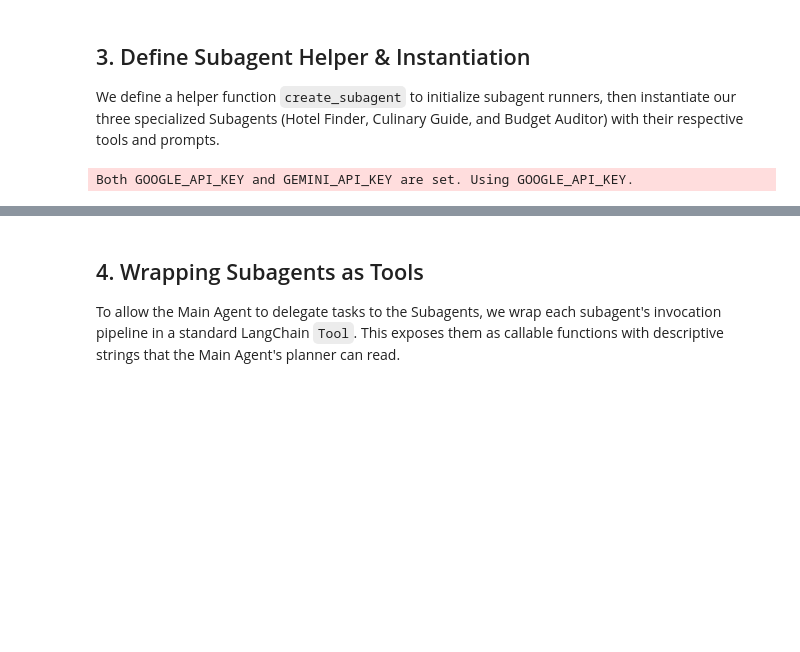
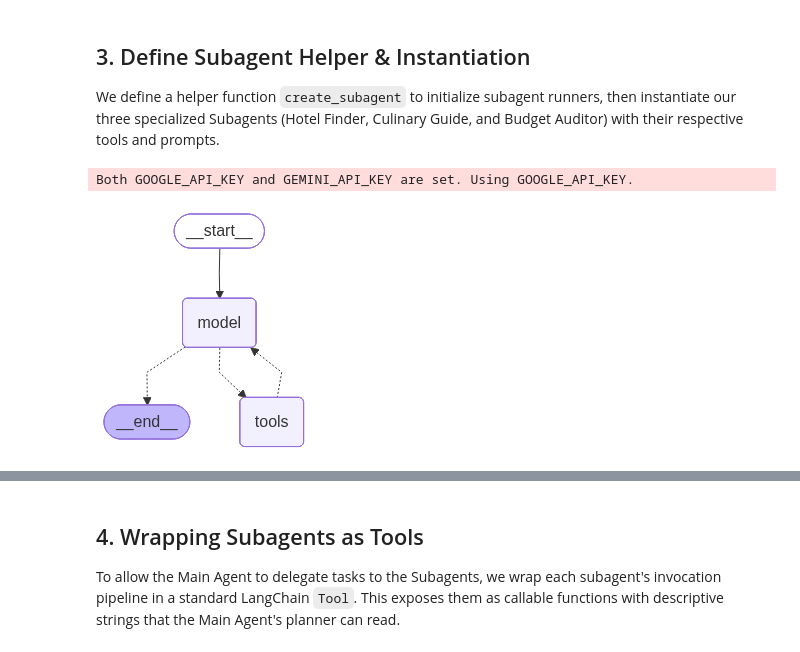
Before and after one commit to siddhartha4u2c/Fashion_Brand, a Jupyter notebook: Langchain_Agents/Multi_Agent_Subagents_Notebook.ipynb, the cells around one changed output, grey strips where cells are left out. Saved outputs shown, nothing was run; the diff lists cells and outputs as text; code cells hidden in the pictures; blank space fills up the shorter version.

```diff
--- a/Langchain_Agents/Multi_Agent_Subagents_Notebook.ipynb
+++ b/Langchain_Agents/Multi_Agent_Subagents_Notebook.ipynb
@@ -127,36 +127,20 @@ We define a helper function `create_subagent` to initialize subagent runners, th
 # %%
 from langchain.agents import create_agent
 from langchain_google_genai import ChatGoogleGenerativeAI
 
 # Initialize LLM (using temperature 0 for predictable calculations)
 llm = ChatGoogleGenerativeAI(model="gemini-3.1-flash-lite", temperature=0)
 
 # Create specialized subagents using create_agent from LangChain
 hotel_finder_agent = create_agent(
     model=llm,
     tools=[search_hotels],
     system_prompt=(
         "You are a specialized Hotel Finder Agent. Your job is to find suitable hotel recommendations "
         "using the search_hotels tool. Always format your output cleanly as a list of options with prices."
     )
 )
-
-culinary_guide_agent = create_agent(
-    model=llm,
-    tools=[search_restaurants],
-    system_prompt=(
-        "You are a specialized Culinary Guide Agent. Your job is to recommend restaurants and food "
-        "experiences using the search_restaurants tool. Format your output as a list of recommended spots."
-    )
-)
-
-budget_auditor_agent = create_agent(
-    model=llm,
-    tools=[audit_expenses],
-    system_prompt=(
-        "You are a specialized Budget Auditor Agent. Your job is to perform financial calculations "
-        "and audit the expenses against the user's budget limit. Always output the complete audit report."
-    )
-)
+hotel_finder_agent
 # %% [output]
 Both GOOGLE_API_KEY and GEMINI_API_KEY are set. Using GOOGLE_API_KEY.
+[figure, added]
```
Also changed, not shown: parts of 4 cells of this notebook, 4 other files.
